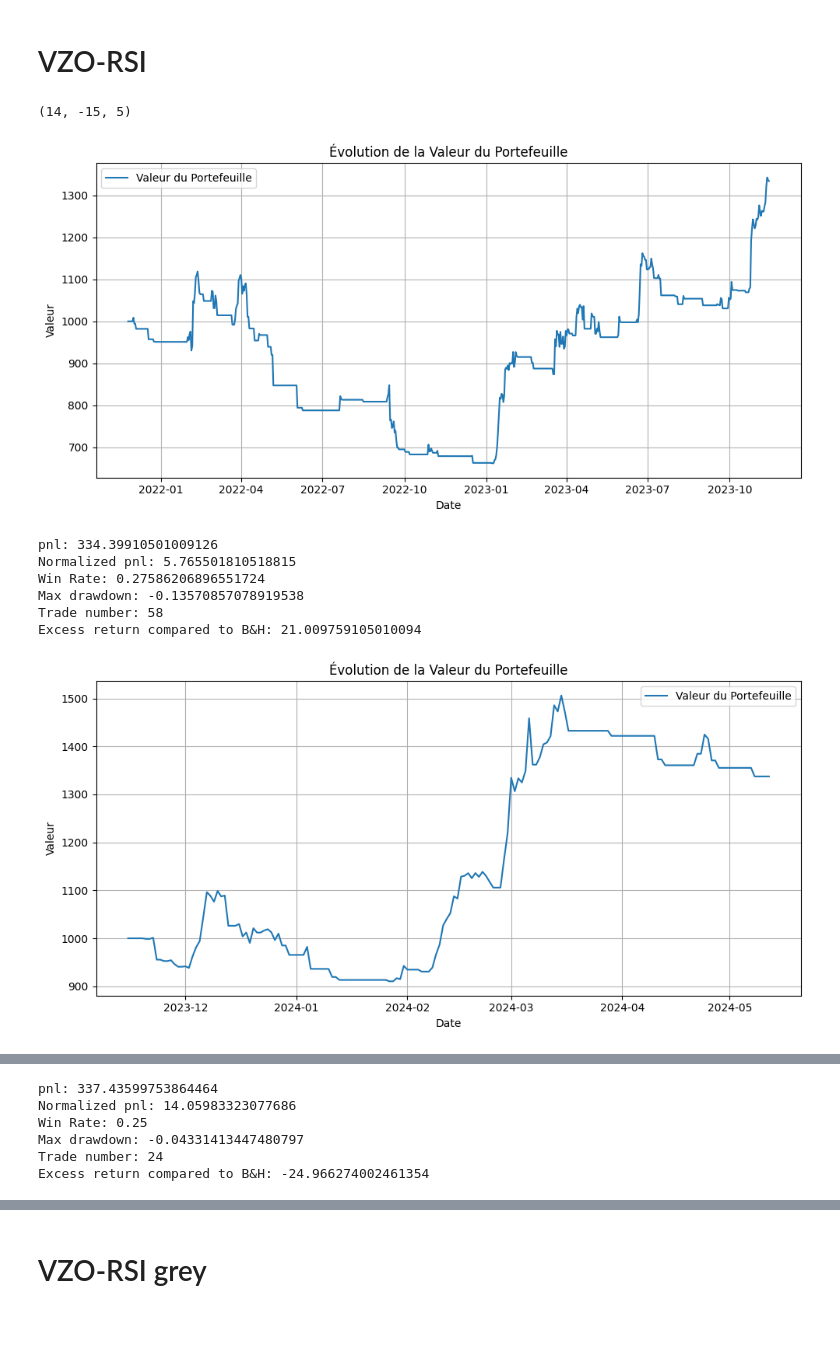
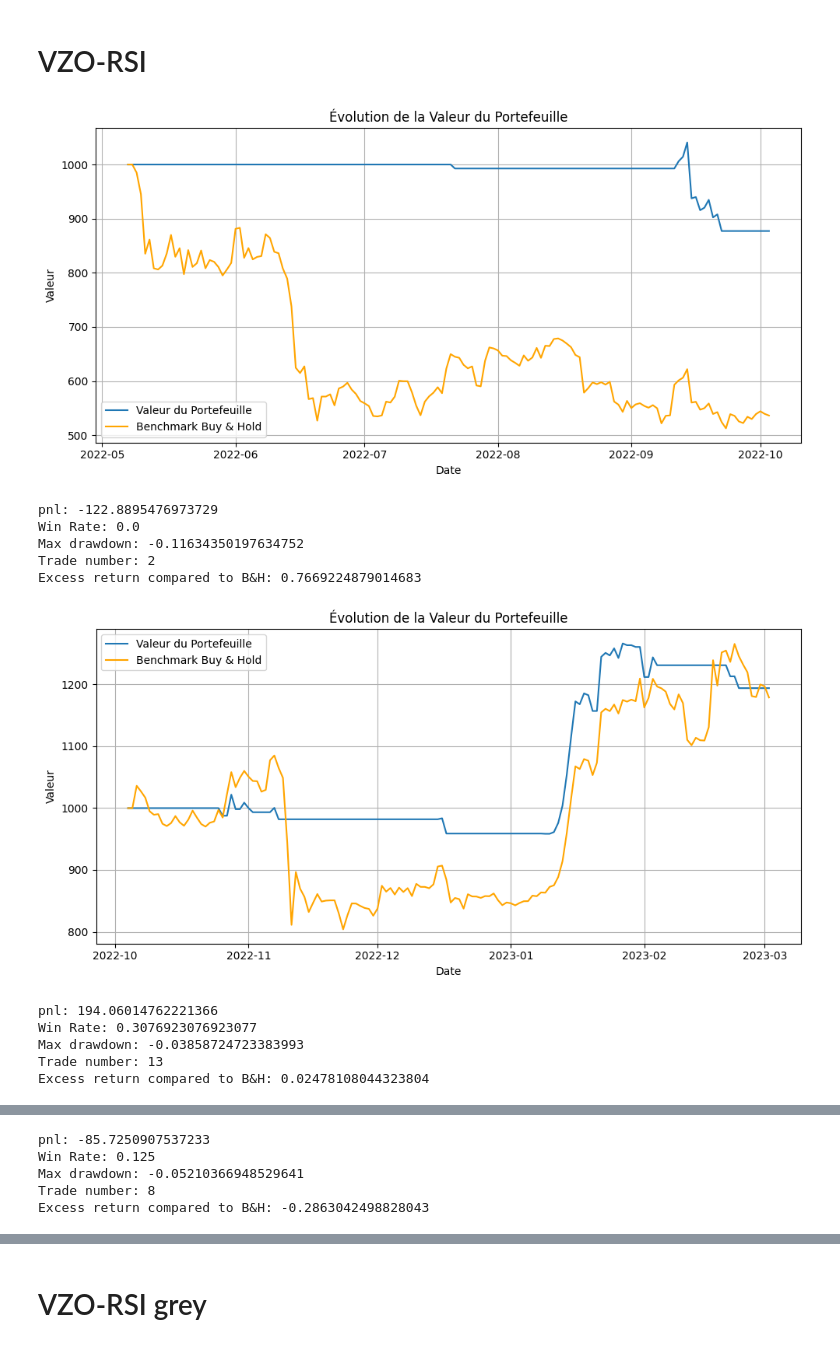
Before and after one commit to Romathonat/MTAL, a Jupyter notebook: notebooks/backtest.ipynb, the cells around one changed output, grey strips where cells are left out. Cells and saved outputs as stored; diff of their text form; code cells hidden in the pictures.

```diff
--- a/notebooks/backtest.ipynb
+++ b/notebooks/backtest.ipynb
@@ -139,33 +139,35 @@ Excess return compared to B&H: 0.968688409562304
 # %% [markdown]
 # VZO-RSI
 # %%
+from src.mtal.backtesting.walk_forward import WalkForward
+from src.mtal.backtesting.vzo_rsi import VZO_RSI
+
 from src.mtal.data_collect import get_pair_df
 from src.mtal.data_collect import get_spot_pairs
-from src.mtal.trainer import train_strategy
-from src.mtal.backtesting.vzo_rsi import VZO_RSI
 from src.mtal.dataviz import display_strategy_results
 
 cryptos = get_spot_pairs()
 df = get_pair_df(pair="BTCUSDT", limit=900, frequency="1d")
-
 ranges = {
-        "span": range(13, 15),
-        "grey_zone_rsi": range(-15, -10),
-        "grey_zone_vzo": range(0, 10),
+        "span": range(10, 20),
+        "grey_zone_rsi": range(-15, 10),
+        "grey_zone_vzo": range(-10, 10),
 }
 
-best_params, train_results, test_results, train_df, test_df = train_strategy(df, VZO_RSI, ranges)
+results = WalkForward(df, VZO_RSI, ranges).run()
 
-print(best_params)
-display_strategy_results(train_df, train_results)
-display_strategy_results(test_df, test_results)
+for df, result in results:
+    display_strategy_results(df, result)
 # %% [output]
+[figure, new version]
-(14, -15, 5)
+pnl: -122.8895476973729
+Win Rate: 0.0
+Max drawdown: -0.11634350197634752
+Trade number: 2
+Excess return compared to B&H: 0.7669224879014683
-[figure, old version]
+[figure, new version]
-pnl: 334.39910501009126
-Normalized pnl: 5.765501810518815
-Win Rate: 0.27586206896551724
-Max drawdown: -0.13570857078919538
-Trade number: 58
-Excess return compared to B&H: 21.009759105010094
+pnl: 194.06014762221366
+Win Rate: 0.3076923076923077
+Max drawdown: -0.03858724723383993
+Trade number: 13
+Excess return compared to B&H: 0.02478108044323804
-[figure, old version]
@@ -172,6 +175,5 @@ Excess return compared to B&H: 21.009759105010094
-pnl: 337.43599753864464
-Normalized pnl: 14.05983323077686
-Win Rate: 0.25
-Max drawdown: -0.04331413447480797
-Trade number: 24
-Excess return compared to B&H: -24.966274002461354
+pnl: -85.7250907537233
+Win Rate: 0.125
+Max drawdown: -0.05210366948529641
+Trade number: 8
+Excess return compared to B&H: -0.2863042498828043
```
Also changed, not shown: parts of 9 cells of this notebook, 3 other files.
